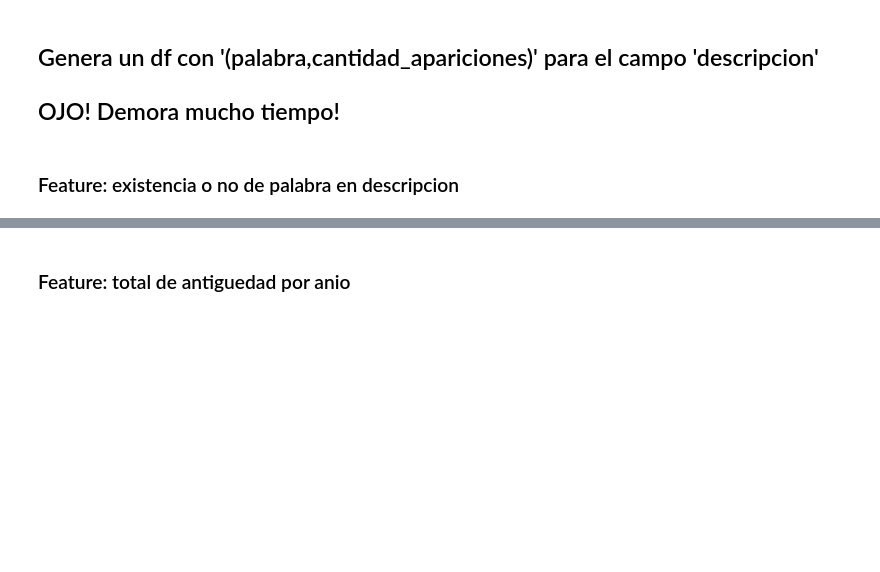
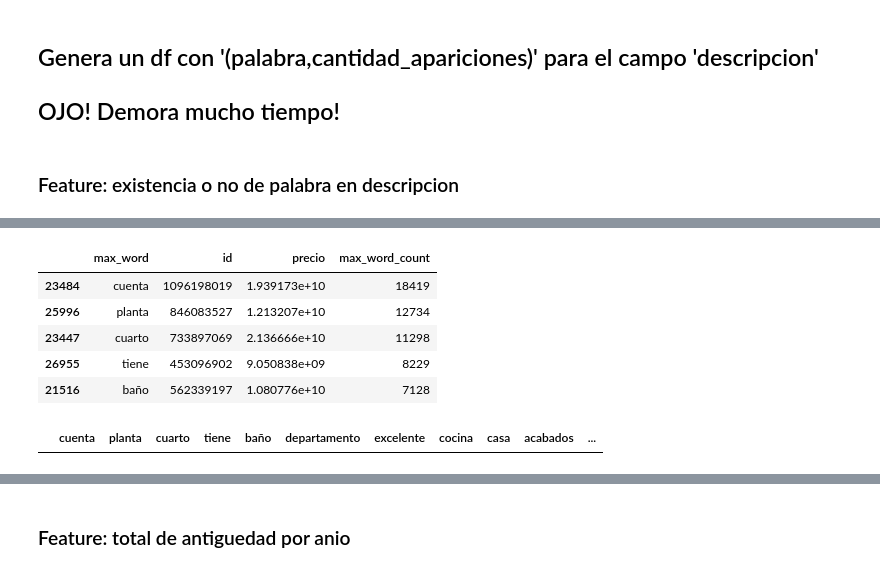
Before and after one commit to Alaneta/Datacones, a Jupyter notebook: tp2/1_Features_XG.ipynb, the cells around one changed output, grey strips where cells are left out. Drawn from its saved outputs; the diff is of its cells as text; code cells hidden in the pictures; blank space fills up the shorter version.

```diff
--- a/tp2/1_Features_XG.ipynb
+++ b/tp2/1_Features_XG.ipynb
@@ -524,3 +536,10 @@ def desc_word_max(row):
 # %%
 #print("count: "+str(desc_parse_g.count()))
-#desc_parse_g.head()
+desc_parse_g.head()
+# %% [output]
+|  | max_word | id | precio | max_word_count |
+| 23484 | cuenta | 1096198019 | 1.939173e+10 | 18419 |
+| 25996 | planta | 846083527 | 1.213207e+10 | 12734 |
+| 23447 | cuarto | 733897069 | 2.136666e+10 | 11298 |
+| 26955 | tiene | 453096902 | 9.050838e+09 | 8229 |
+| 21516 | baño | 562339197 | 1.080776e+10 | 7128 |
@@ -527,9 +549,10 @@ def desc_word_max(row):
 # %%
 #agrego columnas para cada palabra
-#n_cols = 5
-#desc_col = pd.DataFrame()
-#for row in desc_parse_g.head(n_cols)['max_word']:
-#    desc_col[row] = 0
-#desc_col['id'] = 0
-#desc_col
+desc_col = pd.DataFrame()
+for row in desc_parse_g.head(n_cols)['max_word']:
+    desc_col[row] = 0
+desc_col['id'] = 0
+desc_col
+# %% [output]
+|  | cuenta | planta | cuarto | tiene | baño | departamento | excelente | cocina | casa | acabados | ... |
 # %%
```
Also changed, not shown: parts of 16 cells of this notebook, 2 other files.
